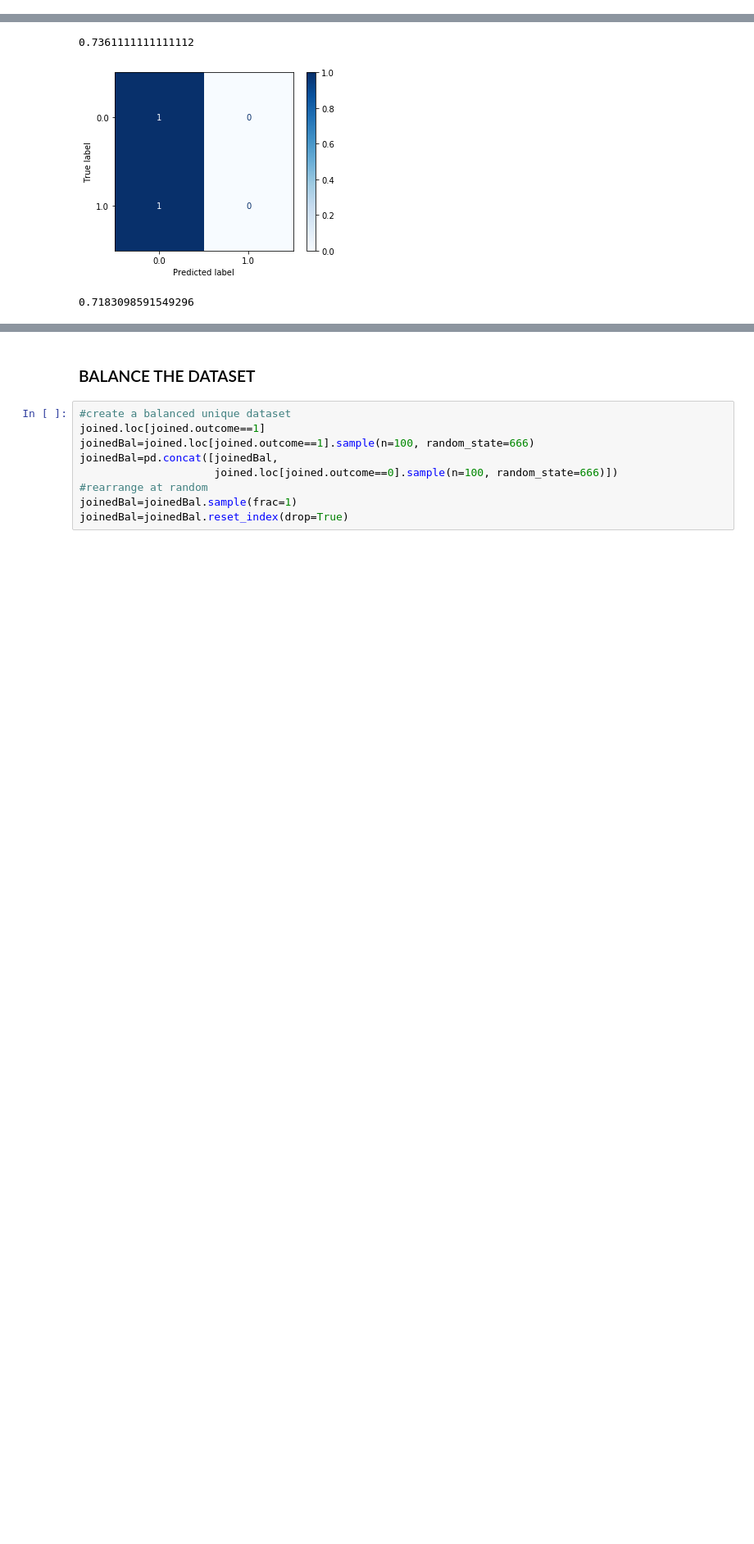
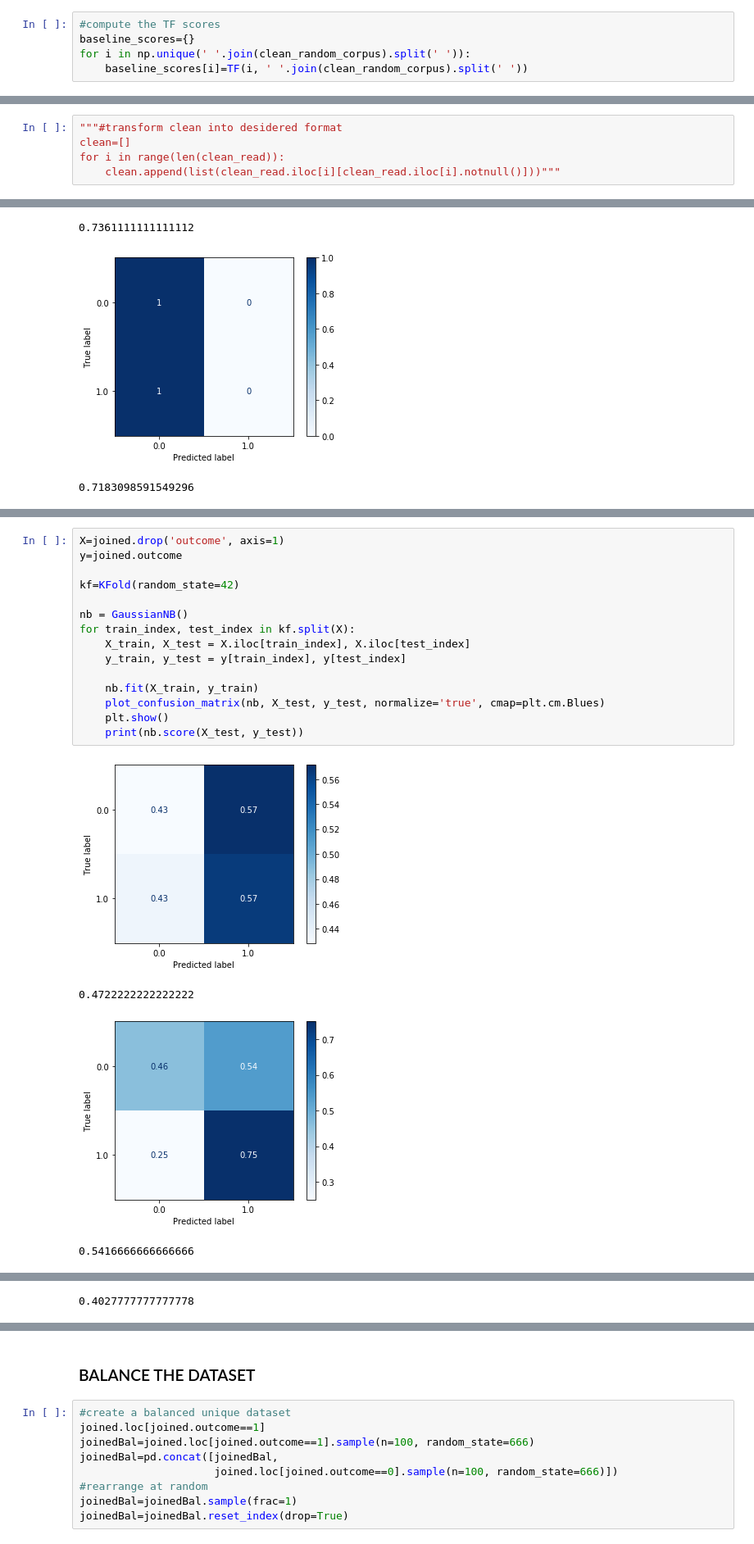
Before and after one commit to giulianosoced/YouTube-virus-NLP, a Jupyter notebook: Tesi_analisi.ipynb, the cells around one changed output, grey strips where cells are left out. Shown at 82% size. Cells and saved outputs as stored; diff of their text form; blank space fills up the shorter version.

```diff
--- a/Tesi_analisi.ipynb
+++ b/Tesi_analisi.ipynb
@@ -206,0 +227,5 @@ for i in range(len(clean_read)):
+# %%
+#compute the TF scores
+baseline_scores={}
+for i in np.unique(' '.join(clean_random_corpus).split(' ')):
+    baseline_scores[i]=TF(i, ' '.join(clean_random_corpus).split(' '))
@@ -207,5 +245,10 @@ for i in range(len(clean_read)):
 # %% [markdown]
 ## Open cleaned corpus
+# %%
+"""#transform clean into desidered format
+clean=[]
+for i in range(len(clean_read)):
+    clean.append(list(clean_read.iloc[i][clean_read.iloc[i].notnull()]))"""
 # %%
 cleaned_corpus=pd.read_pickle('cleaned_corpus.pkl')
 cleaned_corpus=cleaned_corpus[0]
@@ -688,0 +743,20 @@ for train_index, test_index in kf.split(X):
+# %%
+X=joined.drop('outcome', axis=1)
+y=joined.outcome
+
+kf=KFold(random_state=42)
+
+nb = GaussianNB()
+for train_index, test_index in kf.split(X):
+    X_train, X_test = X.iloc[train_index], X.iloc[test_index]
+    y_train, y_test = y[train_index], y[test_index]
+
+    nb.fit(X_train, y_train)
+    plot_confusion_matrix(nb, X_test, y_test, normalize='true', cmap=plt.cm.Blues)
+    plt.show()
+    print(nb.score(X_test, y_test))
+# %% [output]
+[figure, added]
+0.4722222222222222
+[figure, added]
+0.5416666666666666
@@ -688,0 +764 @@ for train_index, test_index in kf.split(X):
+0.4027777777777778
```
Also changed, not shown: parts of 27 cells of this notebook, 1 other file.
